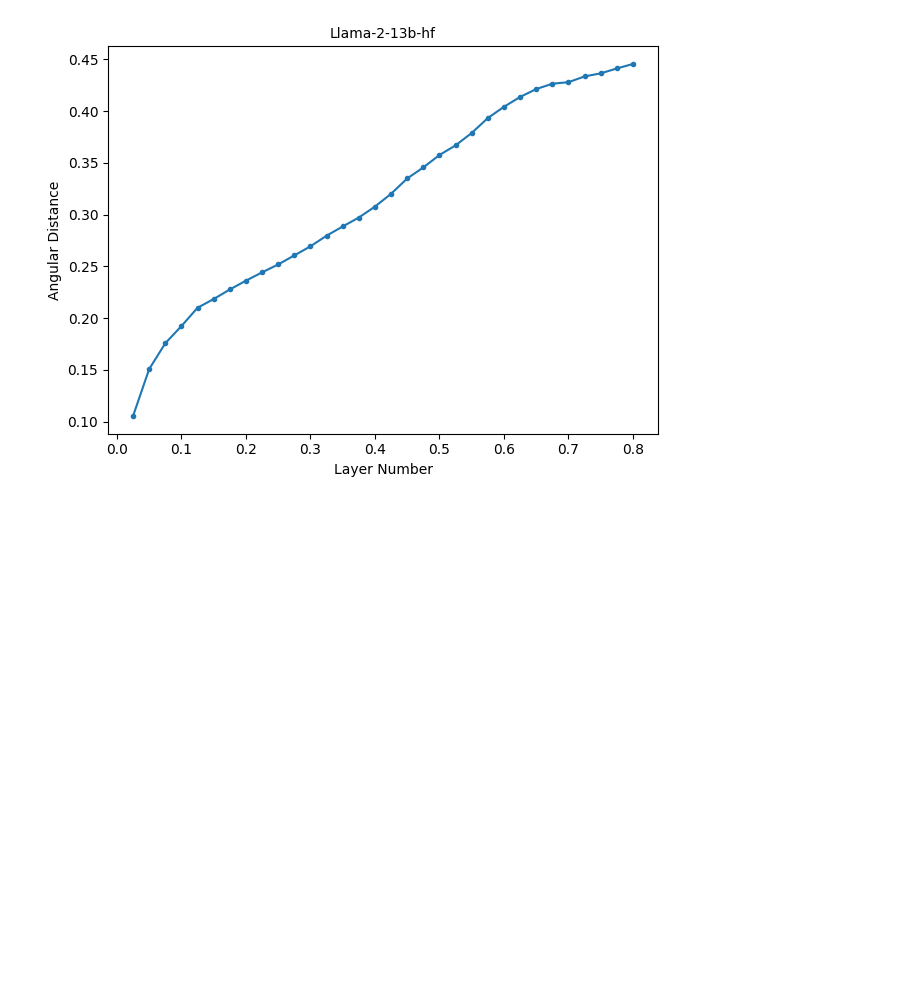
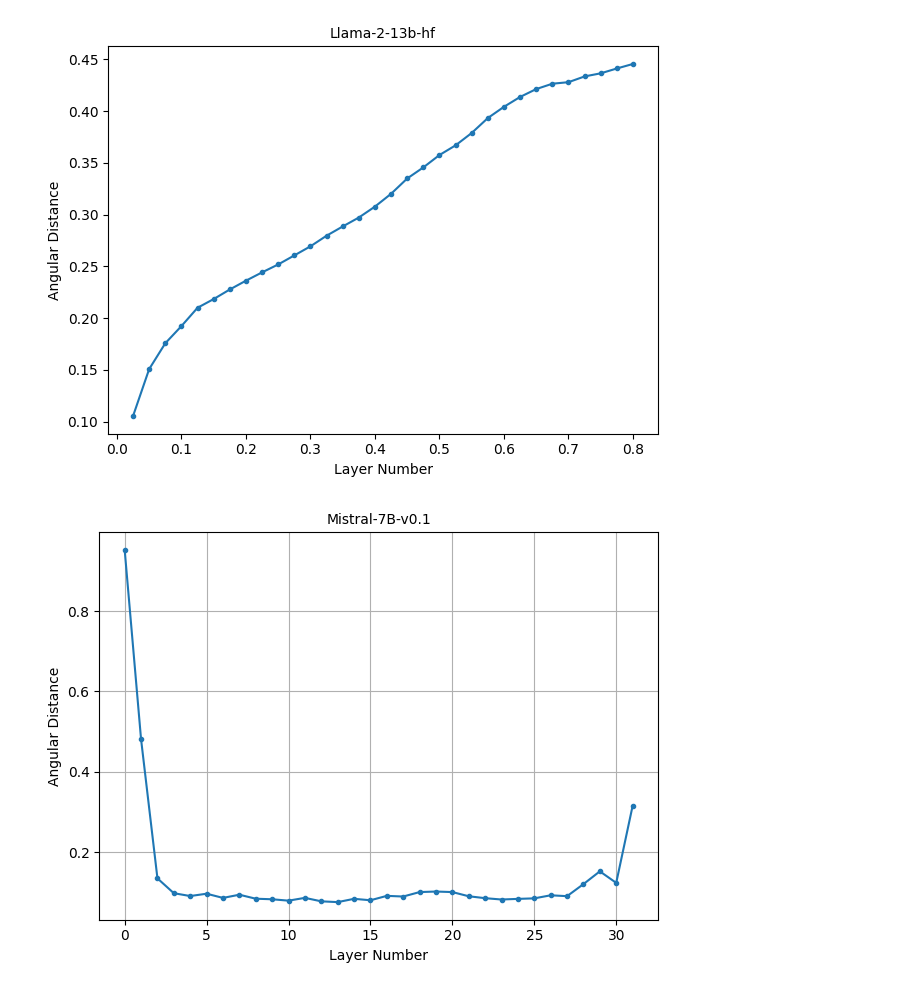
Before and after one commit to hassan-shap/llm-benchmarks, a Jupyter notebook: benchmarks_aws/cossim/pp_cossim.ipynb, the cells around one changed output. Drawn from its saved outputs; the diff is of its cells as text; code cells hidden in the pictures; blank space fills up the shorter version.

```diff
--- a/benchmarks_aws/cossim/pp_cossim.ipynb
+++ b/benchmarks_aws/cossim/pp_cossim.ipynb
@@ -365,3 +365,52 @@ plt.show()
 # %% [output]
 5798
 [figure]
+# %%
+import matplotlib.pyplot as plt
+import numpy as np
+import json
+
+def file_reader(fname):
+    f = open(fname)
+    data = json.load(f)
+    last_token_sim = np.array(data)
+    # print(last_token_sim.shape)
+    f.close()
+    return last_token_sim
+
+model_name = "mistralai/Mistral-7B-v0.1"
+out_dir = "/home/ubuntu/data/llm-benchmarks/e2e_cossim/skip_data/"
+fname = out_dir+ f"l_1_output_c4_{model_name.split('/')[-1]}.json"
+
+num_layers = 32
+# step_list = np.arange(1,0.8*num_layers+1).astype(int)
+# colors = plt.cm.viridis(np.linspace(0,1,1+len(step_list)))
+x_min = []
+y_mid = []
+
+
+similarity_list = file_reader(fname)
+# print(len(similarity["1"]))
+# mean_sim = []
+
+plt.figure()#figsize=(5,2))
+# for idx, similarity in enumerate(similarity_list):
+#     # y =  np.arccos(np.array(similarity[f"{step}"])).mean(axis=0)/np.pi
+#     # y_mid.append(y[-2])
+#     # plt.plot()
+#     mean.sim.append()
+
+plt.plot(np.arange(num_layers),np.arccos(similarity_list).mean(axis=1),".-")
+
+plt.xlabel("Layer Number")# (similarity btw in and out of [x,x+1,x+2])")
+plt.ylabel("Angular Distance")
+plt.title(f"{model_name.split('/')[-1]}", fontsize= 10)
+plt.grid()
+# plt.xlim(15.5,27.5)
+# plt.ylim(0.05,0.25)
+# plt.legend(bbox_to_anchor=(1.2, 1.0))
+plt.tight_layout()
+# plt.savefig(f"c4_{model_name.split('/')[-1]}.png")
+plt.show()
+# %% [output]
+[figure, added]
```
Also changed, not shown: 9 other files.
